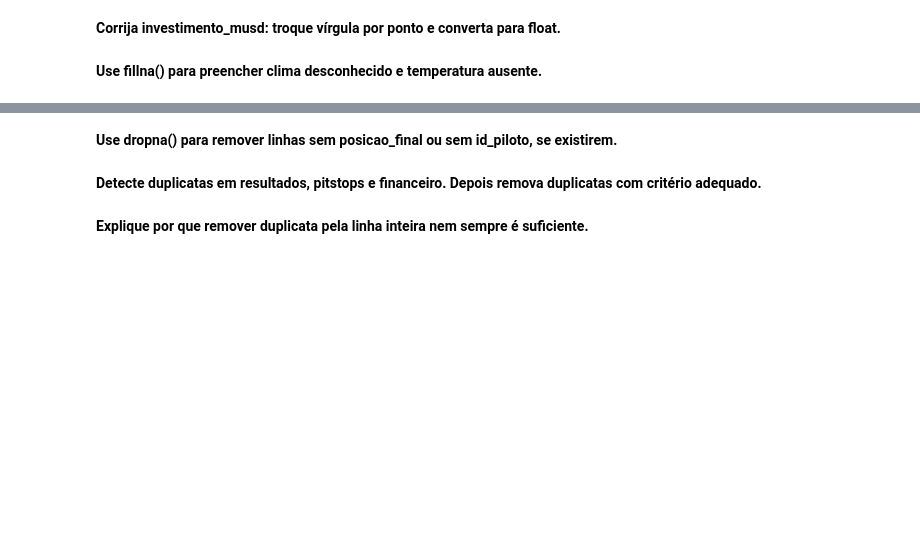
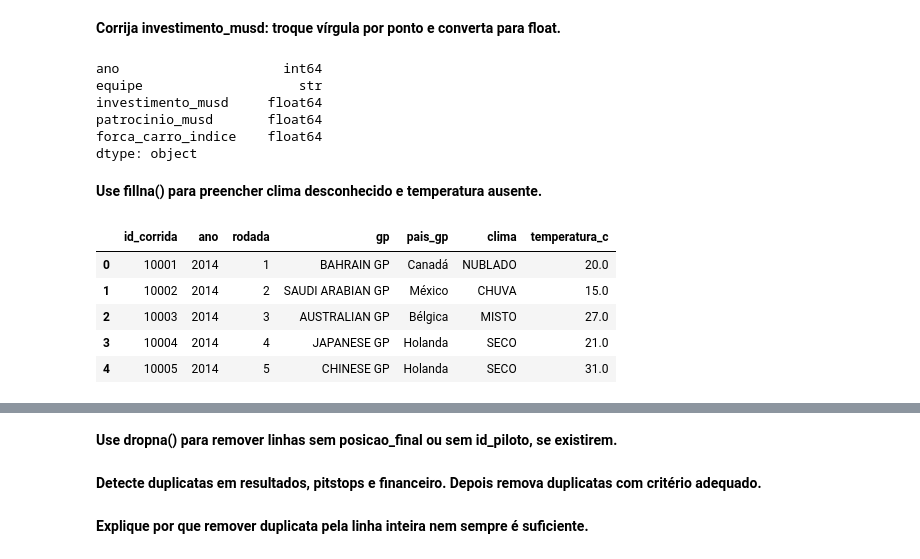
Before and after one commit to Somutt/revisao_py, a Jupyter notebook: 02_data_analysis/pandas_f1.ipynb, the cells around one changed output, grey strips where cells are left out. Cells and saved outputs as stored; diff of their text form; code cells hidden in the pictures; blank space fills up the shorter version.

```diff
--- a/02_data_analysis/pandas_f1.ipynb
+++ b/02_data_analysis/pandas_f1.ipynb
@@ -1093,8 +1131,24 @@ Name: count, dtype: int64
 # %% [markdown]
 **Corrija **investimento_musd**: troque vírgula por ponto e converta para **float**.**
 # %%
-# Escreva sua resposta aqui
+financeiro_df['investimento_musd'] = financeiro_df['investimento_musd'].str.replace(',', '.').astype(float)
+
+financeiro_df.dtypes
+# %% [output]
+ano                     int64
+equipe                    str
+investimento_musd     float64
+patrocinio_musd       float64
+forca_carro_indice    float64
+dtype: object
 # %% [markdown]
 **Use **fillna()** para preencher clima desconhecido e temperatura ausente.**
 # %%
-# Escreva sua resposta aqui
+corridas_df.head()
+# %% [output]
+|  | id_corrida | ano | rodada | gp | pais_gp | clima | temperatura_c |
+| 0 | 10001 | 2014 | 1 | BAHRAIN GP | Canadá | NUBLADO | 20.0 |
+| 1 | 10002 | 2014 | 2 | SAUDI ARABIAN GP | México | CHUVA | 15.0 |
+| 2 | 10003 | 2014 | 3 | AUSTRALIAN GP | Bélgica | MISTO | 27.0 |
+| 3 | 10004 | 2014 | 4 | JAPANESE GP | Holanda | SECO | 21.0 |
+| 4 | 10005 | 2014 | 5 | CHINESE GP | Holanda | SECO | 31.0 |
```
Also changed, not shown: parts of 12 cells of this notebook.
